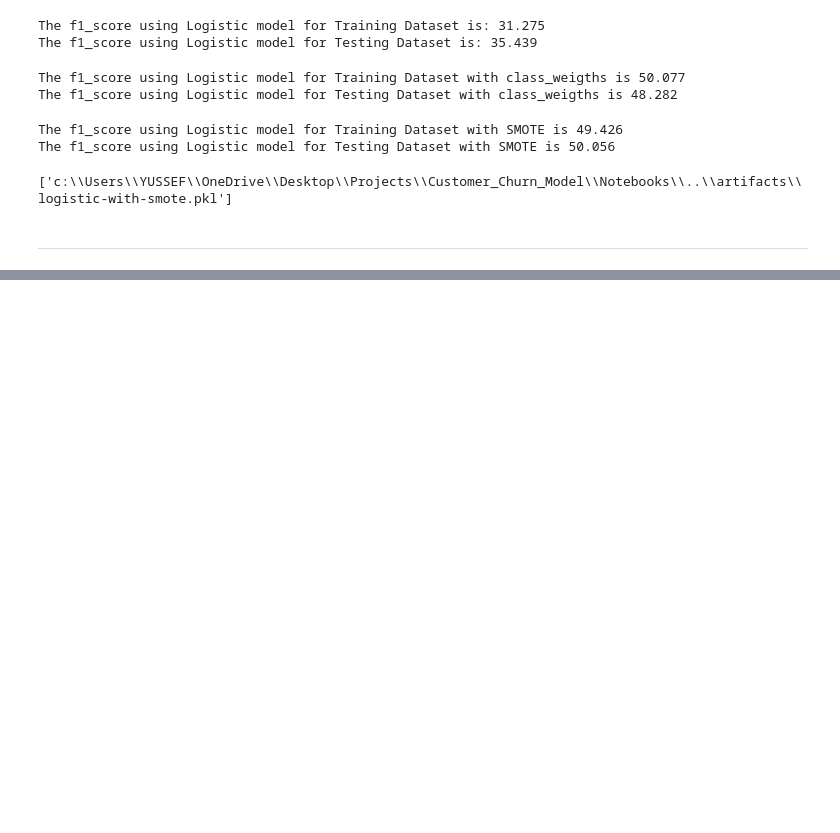
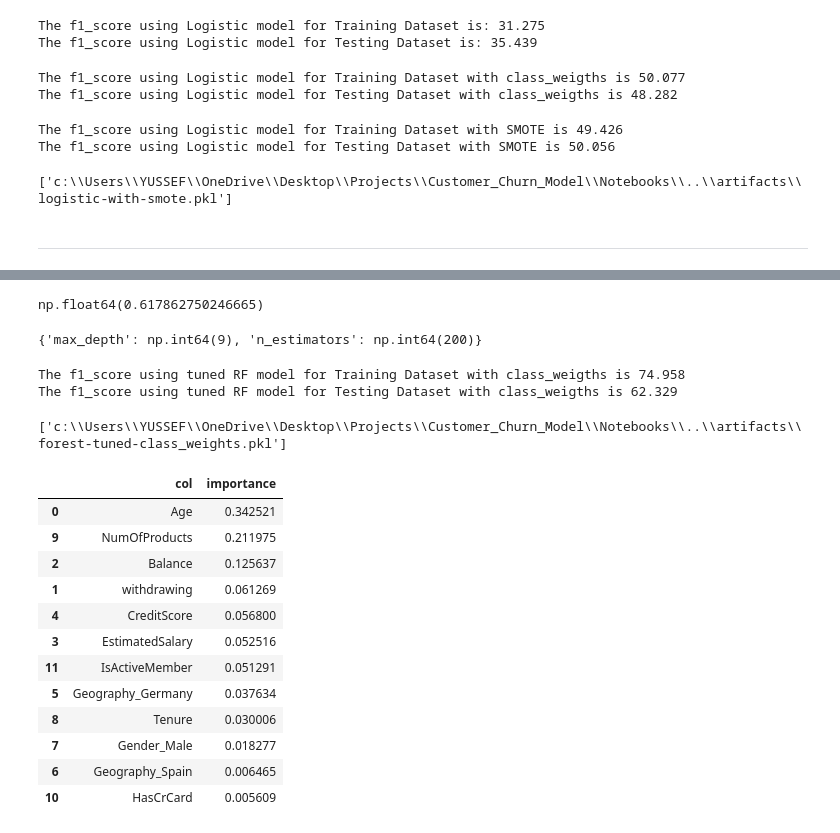
Before and after one commit to youssef1404/Customer_Churn_Model, a Jupyter notebook: Notebooks/churn.ipynb, the cells around one changed output, grey strips where cells are left out. Drawn from its saved outputs; the diff is of its cells as text; code cells hidden in the pictures; blank space fills up the shorter version.

Commit message:
Trying RandomForest Classifier and finetune it

```diff
--- a/Notebooks/churn.ipynb
+++ b/Notebooks/churn.ipynb
@@ -533,0 +575,14 @@ joblib.dump(log_clf, os.path.join(ARTIFACTS_FOLDER_PATH, 'logistic-with-smote.pk
+# %%
+# Using GridSearchCV with class_weight
+forest_clf = RandomForestClassifier(n_estimators=150, max_depth=5,
+                                    max_features=0.8, random_state=45, class_weight=dict_weights)
+
+# Params to search in
+params_best_grid = {
+    'n_estimators': np.arange(50, 201, 50),
+    'max_depth': np.arange(0, 21, 3)
+}
+
+# Apply gridsearchCV
+grid_forest = GridSearchCV(estimator=forest_clf, param_grid=params_best_grid, cv=5, scoring='f1', verbose=4)
+grid_forest.fit(X_train_final, y_train)
@@ -533,0 +633,49 @@ joblib.dump(log_clf, os.path.join(ARTIFACTS_FOLDER_PATH, 'logistic-with-smote.pk
+# %%
+# The best score according to your scoring
+grid_forest.best_score_
+# %% [output]
+np.float64(0.617862750246665)
+# %%
+grid_forest.best_params_
+# %% [output]
+{'max_depth': np.int64(9), 'n_estimators': np.int64(200)}
+# %%
+# The forest after tuning
+forest_tuned = grid_forest.best_estimator_
+forest_tuned.fit(X_train_final, y_train)
+
+# Predict and evaluate
+y_pred_train_forest_tuned = forest_tuned.predict(X_train_final)
+y_pred_test_foerst_tuned = forest_tuned.predict(X_test_final)
+
+# Using f1_score
+score_train_forest_tuned = f1_score(y_train, y_pred_train_forest_tuned)
+score_test_forest_tuned = f1_score(y_test, y_pred_test_foerst_tuned)
+
+print(f'The f1_score using tuned RF model for Training Dataset with class_weigths is {score_train_forest_tuned*100:.3f}')
+print(f'The f1_score using tuned RF model for Testing Dataset with class_weigths is {score_test_forest_tuned*100:.3f}')
+# %% [output]
+The f1_score using tuned RF model for Training Dataset with class_weigths is 74.958
+The f1_score using tuned RF model for Testing Dataset with class_weigths is 62.329
+# %%
+# Dump this model locally
+joblib.dump(log_clf, os.path.join(ARTIFACTS_FOLDER_PATH, 'forest-tuned-class_weights.pkl'), compress=9)
+# %% [output]
+['c:\\Users\\YUSSEF\\OneDrive\\Desktop\\Projects\\Customer_Churn_Model\\Notebooks\\..\\artifacts\\forest-tuned-class_weights.pkl']
+# %%
+df_importances = pd.DataFrame({'col': output_cols, 'importance': forest_tuned.feature_importances_})
+df_importances.sort_values(by='importance', ascending=False)
+# %% [output]
+|  | col | importance |
+| 0 | Age | 0.342521 |
+| 9 | NumOfProducts | 0.211975 |
+| 2 | Balance | 0.125637 |
+| 1 | withdrawing | 0.061269 |
+| 4 | CreditScore | 0.056800 |
+| 3 | EstimatedSalary | 0.052516 |
+| 11 | IsActiveMember | 0.051291 |
+| 5 | Geography_Germany | 0.037634 |
+| 8 | Tenure | 0.030006 |
+| 7 | Gender_Male | 0.018277 |
+| 6 | Geography_Spain | 0.006465 |
+| 10 | HasCrCard | 0.005609 |
```
Also changed, not shown: parts of 5 cells of this notebook, 1 other file.
